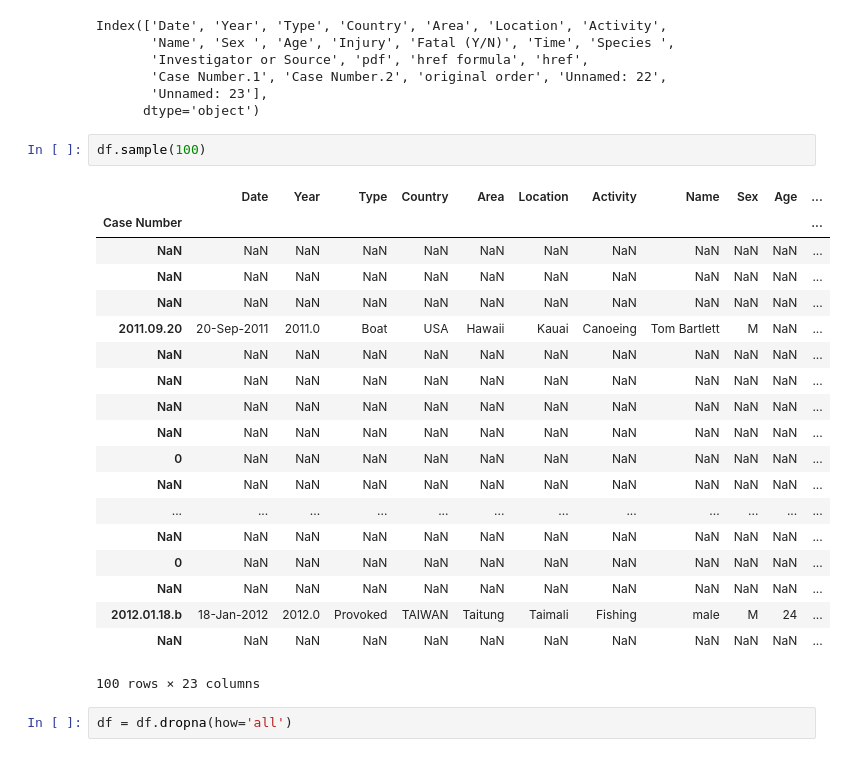
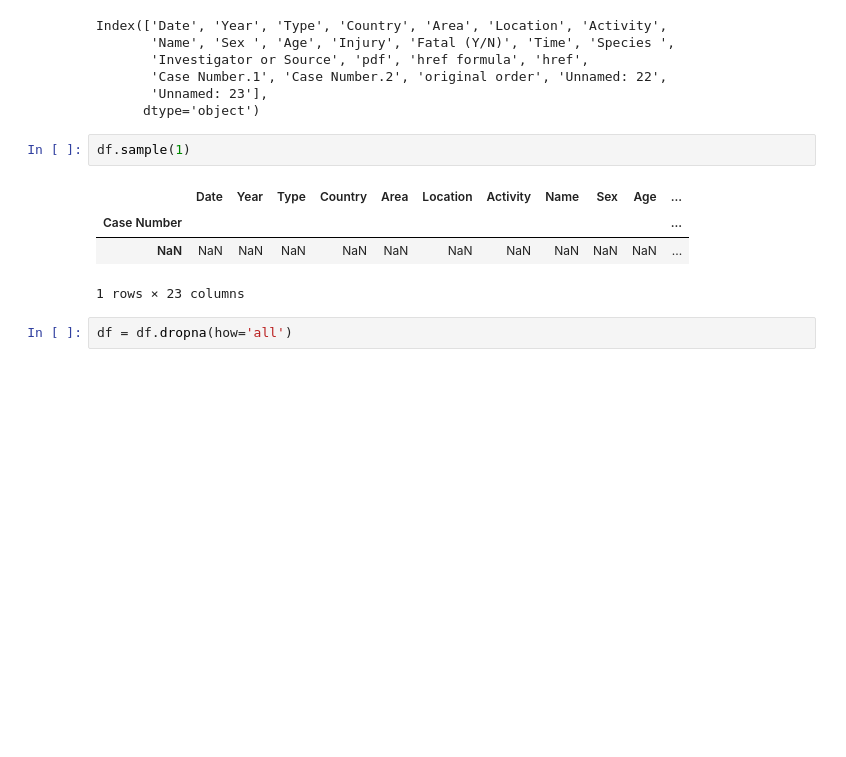
Before and after one commit to santiago20233/data-cleaning-pandas, a Jupyter notebook: data-cleaning-pandas2/Attacks Santiago.ipynb, the cells around one changed output. Saved outputs shown, nothing was run; the diff lists cells and outputs as text; blank space fills up the shorter version.

```diff
--- a/data-cleaning-pandas2/Attacks Santiago.ipynb
+++ b/data-cleaning-pandas2/Attacks Santiago.ipynb
@@ -21,27 +21,12 @@ Index(['Date', 'Year', 'Type', 'Country', 'Area', 'Location', 'Activity',
        'Unnamed: 23'],
       dtype='object')
 # %%
-df.sample(100)
+df.sample(1)
 # %% [output]
 |  | Date | Year | Type | Country | Area | Location | Activity | Name | Sex | Age | ... |
 | Case Number |  |  |  |  |  |  |  |  |  |  | ... |
 | NaN | NaN | NaN | NaN | NaN | NaN | NaN | NaN | NaN | NaN | NaN | ... |
-| NaN | NaN | NaN | NaN | NaN | NaN | NaN | NaN | NaN | NaN | NaN | ... |
-| NaN | NaN | NaN | NaN | NaN | NaN | NaN | NaN | NaN | NaN | NaN | ... |
-| 2011.09.20 | 20-Sep-2011 | 2011.0 | Boat | USA | Hawaii | Kauai | Canoeing | Tom Bartlett | M | NaN | ... |
-| NaN | NaN | NaN | NaN | NaN | NaN | NaN | NaN | NaN | NaN | NaN | ... |
-| NaN | NaN | NaN | NaN | NaN | NaN | NaN | NaN | NaN | NaN | NaN | ... |
-| NaN | NaN | NaN | NaN | NaN | NaN | NaN | NaN | NaN | NaN | NaN | ... |
-| NaN | NaN | NaN | NaN | NaN | NaN | NaN | NaN | NaN | NaN | NaN | ... |
-| 0 | NaN | NaN | NaN | NaN | NaN | NaN | NaN | NaN | NaN | NaN | ... |
-| NaN | NaN | NaN | NaN | NaN | NaN | NaN | NaN | NaN | NaN | NaN | ... |
-| ... | ... | ... | ... | ... | ... | ... | ... | ... | ... | ... | ... |
-| NaN | NaN | NaN | NaN | NaN | NaN | NaN | NaN | NaN | NaN | NaN | ... |
-| 0 | NaN | NaN | NaN | NaN | NaN | NaN | NaN | NaN | NaN | NaN | ... |
-| NaN | NaN | NaN | NaN | NaN | NaN | NaN | NaN | NaN | NaN | NaN | ... |
-| 2012.01.18.b | 18-Jan-2012 | 2012.0 | Provoked | TAIWAN | Taitung | Taimali | Fishing | male | M | 24 | ... |
-| NaN | NaN | NaN | NaN | NaN | NaN | NaN | NaN | NaN | NaN | NaN | ... |
-100 rows × 23 columns
+1 rows × 23 columns
 # %%
 df = df.dropna(how='all')
 # %%
```
Also changed, not shown: parts of 11 cells of this notebook, 1 other file.
